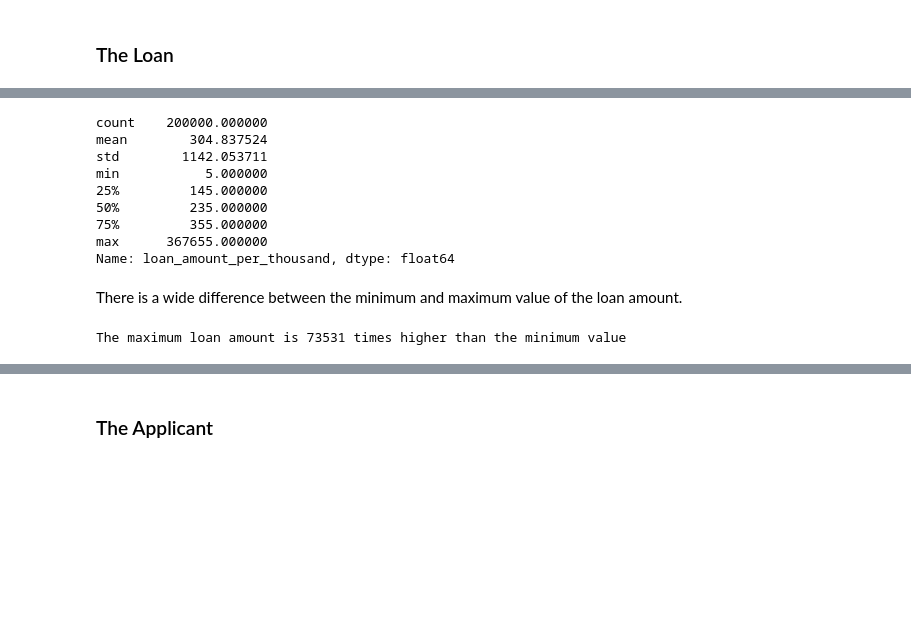
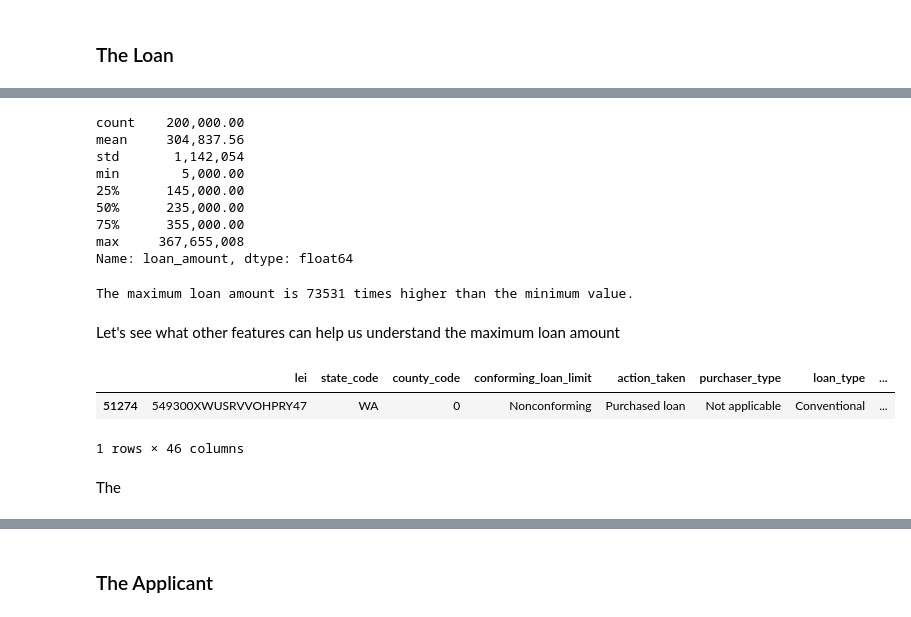
Before and after one commit to mandelbrojt/hmda-eda, a Jupyter notebook: us-mortgage-lending-eda.ipynb, the cells around one changed output, grey strips where cells are left out. Saved outputs shown, nothing was run; the diff lists cells and outputs as text; code cells hidden in the pictures; blank space fills up the shorter version.

Commit message:
Modified display options for large numbers and maximum columns

```diff
--- a/us-mortgage-lending-eda.ipynb
+++ b/us-mortgage-lending-eda.ipynb
@@ -276,3 +280,9 @@ for new_col, old_col in zip(new_col_names, list(gleif_dtypes.keys())[1:]):
+# %%
+# Set the maximum number of columns to the total number of columns in the data
+pd.options.display.max_columns = mortgage_lending.shape[1]
+
+# Set the float format to be represented with commas per thousand and avoid scientific notation
+pd.options.display.float_format = lambda x: '{:,.2f}'.format(x) if abs(x) < 1000000 else '{:,.0f}'.format(x)
 # %% [markdown]
 ## Data Overview
 # %%
@@ -351,22 +358,30 @@ loan_quant_feats = ["loan_amount_per_thousand","interest_rate","rate_spread","to
 # %%
-mortgage_lending["loan_amount_per_thousand"].describe()
+mortgage_lending["loan_amount"].describe()
 # %% [output]
-count    200000.000000
-mean        304.837524
-std        1142.053711
-min           5.000000
-25%         145.000000
-50%         235.000000
-75%         355.000000
-max      367655.000000
-Name: loan_amount_per_thousand, dtype: float64
+count    200,000.00
+mean     304,837.56
+std       1,142,054
+min        5,000.00
+25%      145,000.00
+50%      235,000.00
+75%      355,000.00
+max     367,655,008
+Name: loan_amount, dtype: float64
-# %% [markdown]
-There is a wide difference between the minimum and maximum value of the loan amount.
 # %%
-max_to_min_lamnt = mortgage_lending["loan_amount_per_thousand"].max() / mortgage_lending["loan_amount_per_thousand"].min()
-print(f"The maximum loan amount is {int(max_to_min_lamnt)} times higher than the minimum value")
+lamnt_max_to_min = mortgage_lending["loan_amount"].max() / mortgage_lending["loan_amount"].min()
+print(f"The maximum loan amount is {int(lamnt_max_to_min)} times higher than the minimum value.")
 # %% [output]
-The maximum loan amount is 73531 times higher than the minimum value
+The maximum loan amount is 73531 times higher than the minimum value.
+# %% [markdown]
+Let's see what other features can help us understand the maximum loan amount
+# %%
+mortgage_lending[mortgage_lending["loan_amount"] == mortgage_lending["loan_amount"].max()]
+# %% [output]
+|  | lei | state_code | county_code | conforming_loan_limit | action_taken | purchaser_type | loan_type | ... |
+| 51274 | 549300XWUSRVVOHPRY47 | WA | 0 | Nonconforming | Purchased loan | Not applicable | Conventional | ... |
+1 rows × 46 columns
+# %% [markdown]
+The
 # %%
 ir_by_hoepa = mortgage_lending.groupby("hoepa_status")["interest_rate"].mean().reset_index(name="avg_ir")
 # %%
```
Also changed, not shown: parts of 16 cells of this notebook.
